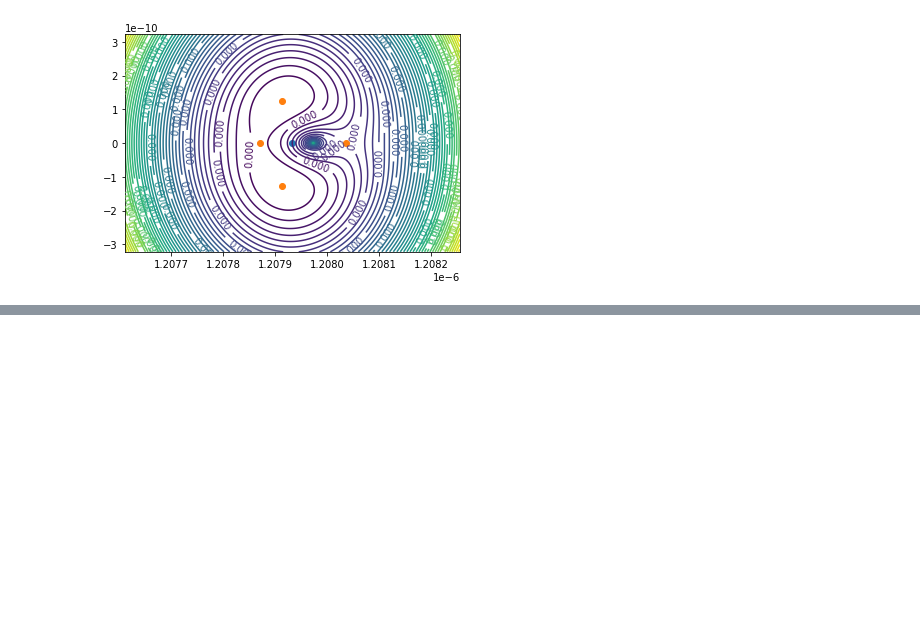
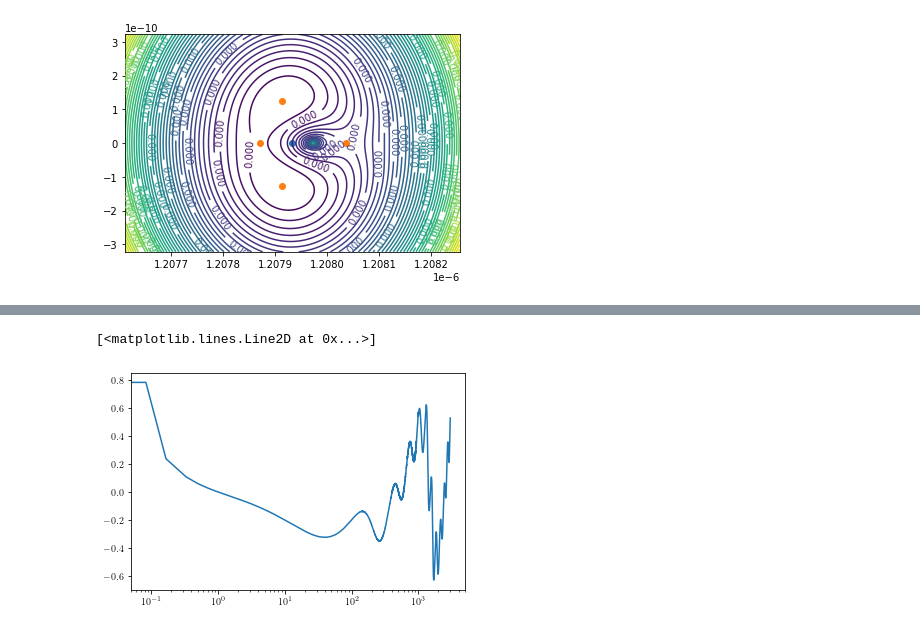
Before and after one commit to manchunyeung/wolensing, a Jupyter notebook: examples/embedded_lens.ipynb, the cells around one changed output, grey strips where cells are left out. Saved outputs shown, nothing was run; the diff lists cells and outputs as text; code cells hidden in the pictures; blank space fills up the shorter version.

```diff
--- a/examples/embedded_lens.ipynb
+++ b/examples/embedded_lens.ipynb
@@ -214,0 +236,5 @@ amplification.plot_freq(pha=True)
+# %%
+plt.semilogx(fullfs, np.angle(fullFws))
+# %% [output]
+[<matplotlib.lines.Line2D at 0x...>]
+[figure, added]
```
Also changed, not shown: parts of 8 cells of this notebook, 10 other files.
